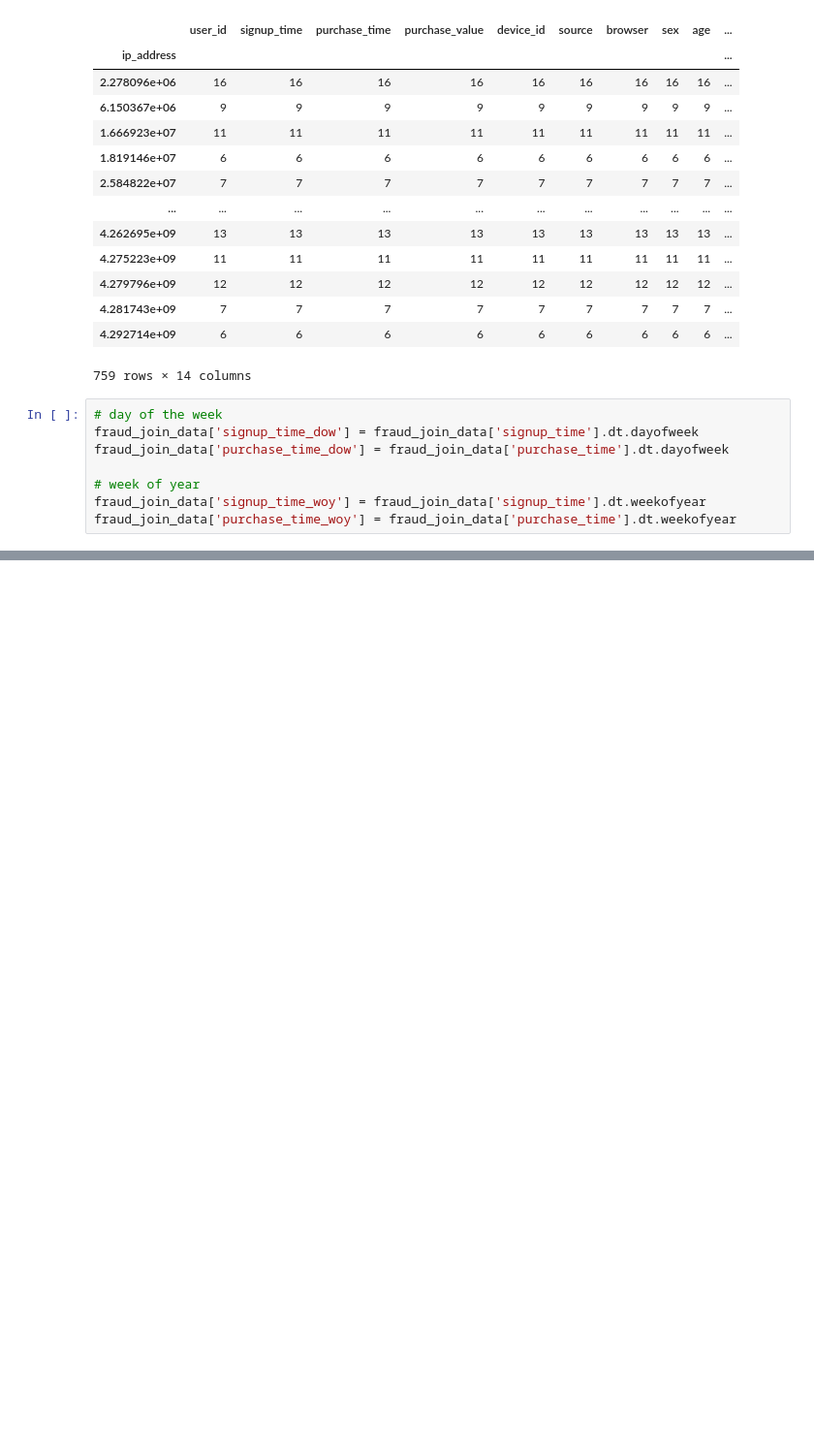
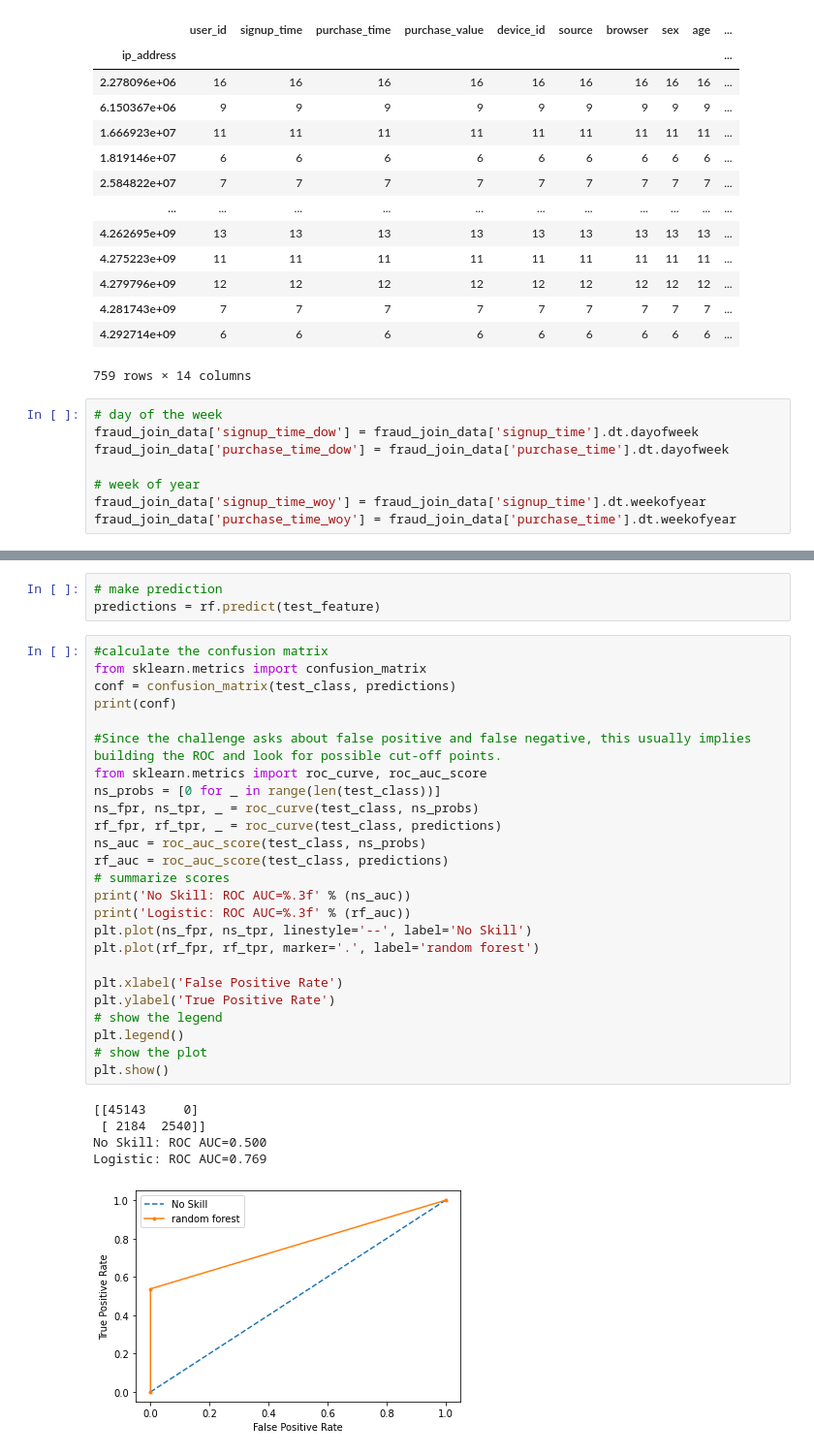
Before and after one commit to menghe2727/data_science, a Jupyter notebook: Identifying_fraudulent_activities/fraud_activities.ipynb, the cells around one changed output, grey strips where cells are left out. Shown: that part at 97% size. Cells and saved outputs as stored; diff of their text form; blank space fills up the shorter version.

```diff
--- a/Identifying_fraudulent_activities/fraud_activities.ipynb
+++ b/Identifying_fraudulent_activities/fraud_activities.ipynb
@@ -411,0 +487,34 @@ fraud_model_data = fraud_model_data.drop(columns = ['device_id','ip_address', 'l
+# %%
+# make prediction
+predictions = rf.predict(test_feature)
+# %%
+#calculate the confusion matrix
+from sklearn.metrics import confusion_matrix
+conf = confusion_matrix(test_class, predictions)
+print(conf)
+
+#Since the challenge asks about false positive and false negative, this usually implies building the ROC and look for possible cut-off points.
+from sklearn.metrics import roc_curve, roc_auc_score
+ns_probs = [0 for _ in range(len(test_class))]
+ns_fpr, ns_tpr, _ = roc_curve(test_class, ns_probs)
+rf_fpr, rf_tpr, _ = roc_curve(test_class, predictions)
+ns_auc = roc_auc_score(test_class, ns_probs)
+rf_auc = roc_auc_score(test_class, predictions)
+# summarize scores
+print('No Skill: ROC AUC=%.3f' % (ns_auc))
+print('Logistic: ROC AUC=%.3f' % (rf_auc))
+plt.plot(ns_fpr, ns_tpr, linestyle='--', label='No Skill')
+plt.plot(rf_fpr, rf_tpr, marker='.', label='random forest')
+
+plt.xlabel('False Positive Rate')
+plt.ylabel('True Positive Rate')
+# show the legend
+plt.legend()
+# show the plot
+plt.show()
+# %% [output]
+[[45143     0]
+ [ 2184  2540]]
+No Skill: ROC AUC=0.500
+Logistic: ROC AUC=0.769
+[figure, added]
```
Also changed, not shown: parts of 12 cells of this notebook.
